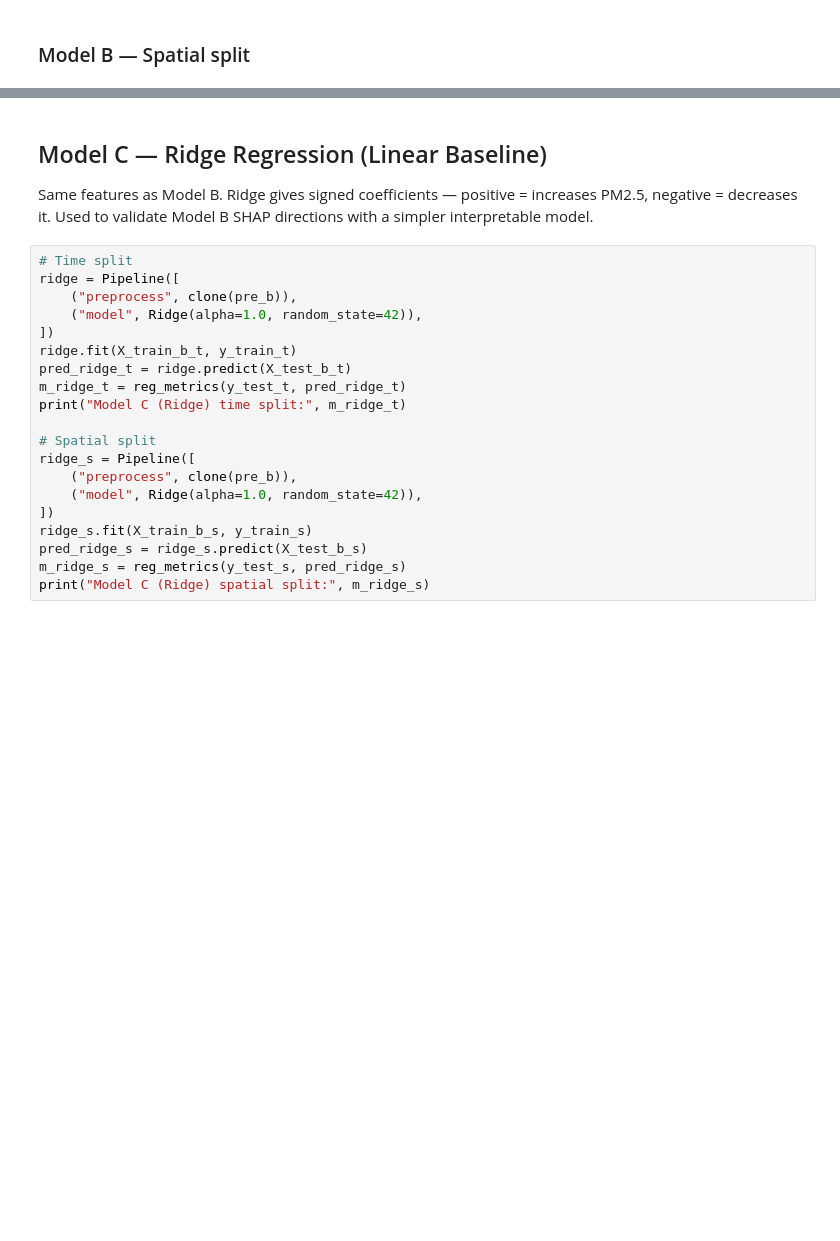
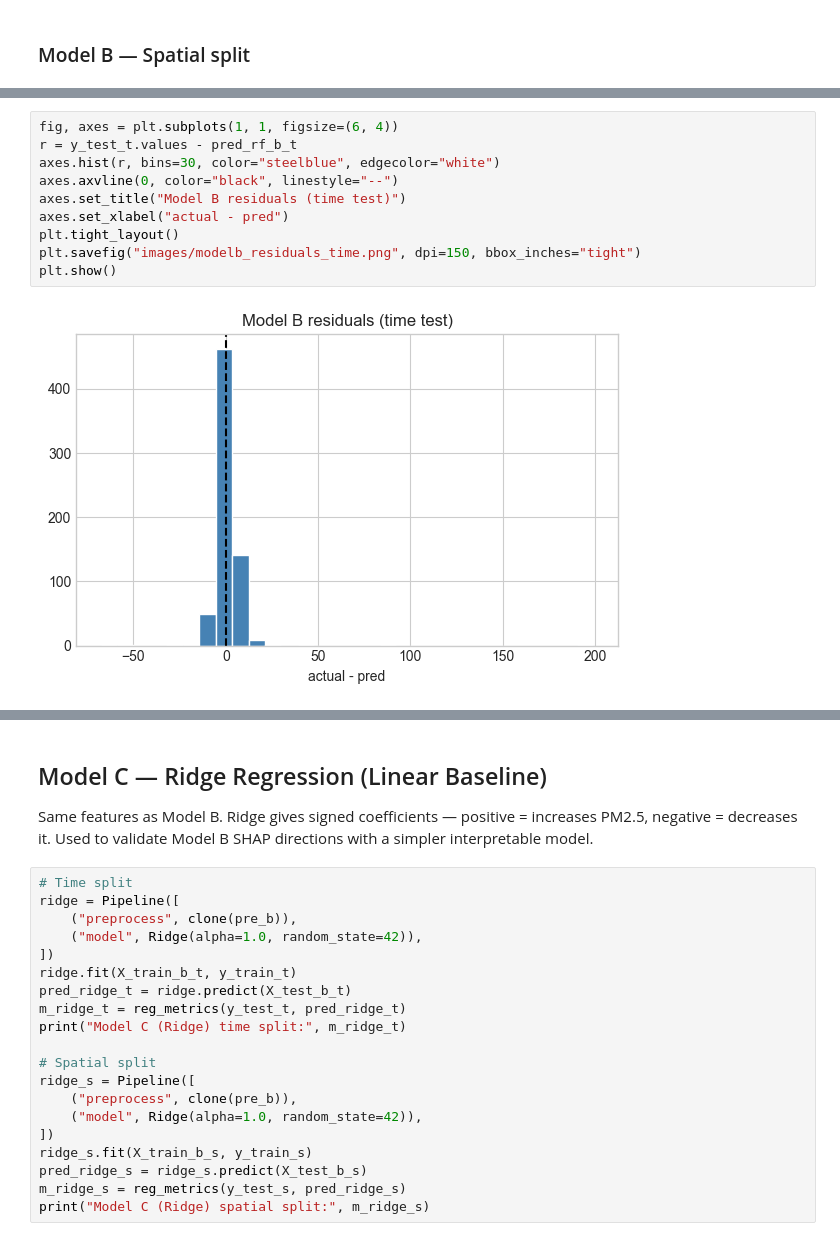
Before and after one commit to yelenashabanova/GrandChallengeAccenture, a Jupyter notebook: model.ipynb, the cells around one changed output, grey strips where cells are left out. Saved outputs shown, nothing was run; the diff lists cells and outputs as text; blank space fills up the shorter version.

```diff
--- a/model.ipynb
+++ b/model.ipynb
@@ -296,0 +326,12 @@ print("Saved to model_metrics/modelb_results.csv")
+# %%
+fig, axes = plt.subplots(1, 1, figsize=(6, 4))
+r = y_test_t.values - pred_rf_b_t
+axes.hist(r, bins=30, color="steelblue", edgecolor="white")
+axes.axvline(0, color="black", linestyle="--")
+axes.set_title("Model B residuals (time test)")
+axes.set_xlabel("actual - pred")
+plt.tight_layout()
+plt.savefig("images/modelb_residuals_time.png", dpi=150, bbox_inches="tight")
+plt.show()
+# %% [output]
+[figure, added]
```
Also changed, not shown: parts of 8 cells of this notebook, 9 other files.
